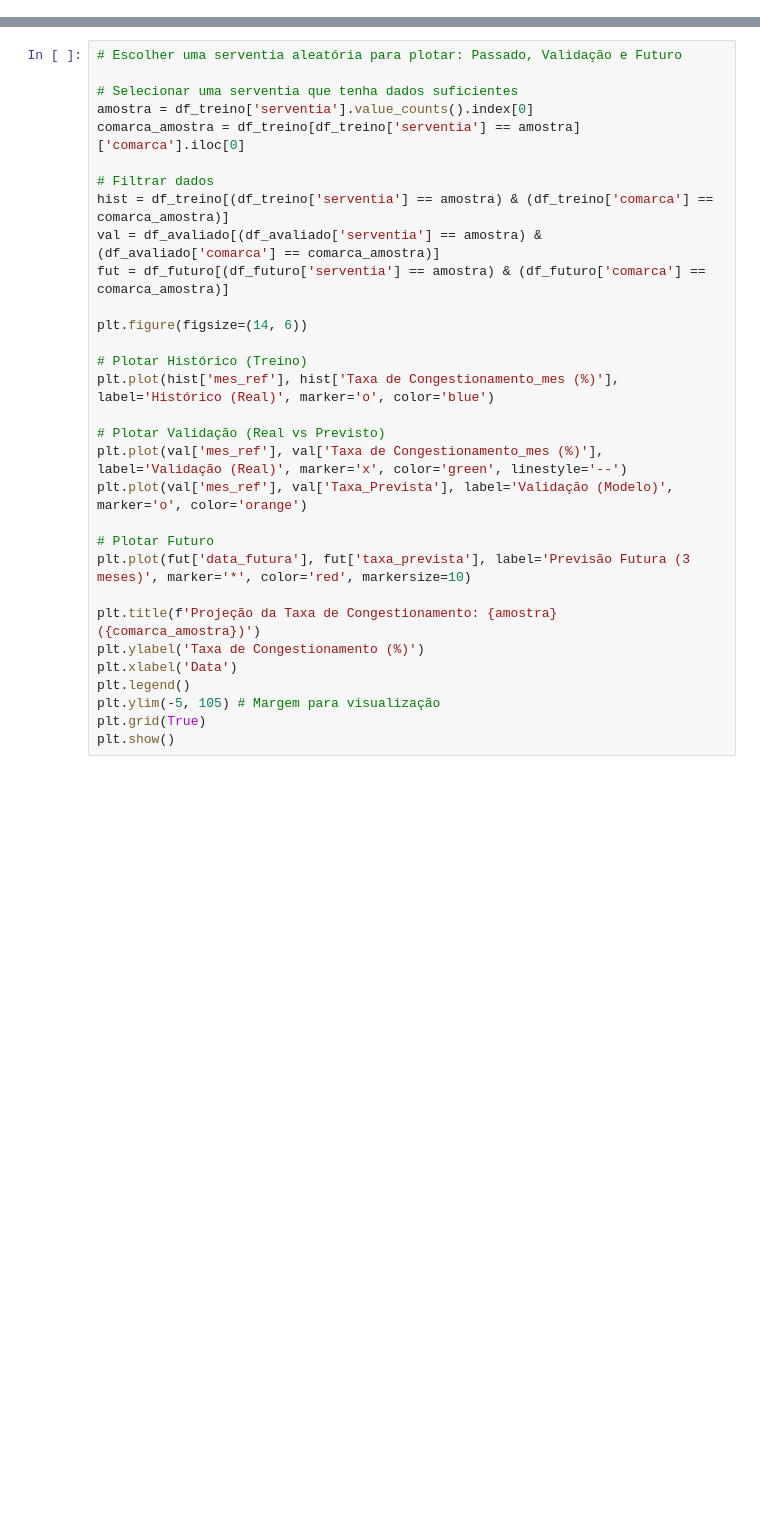
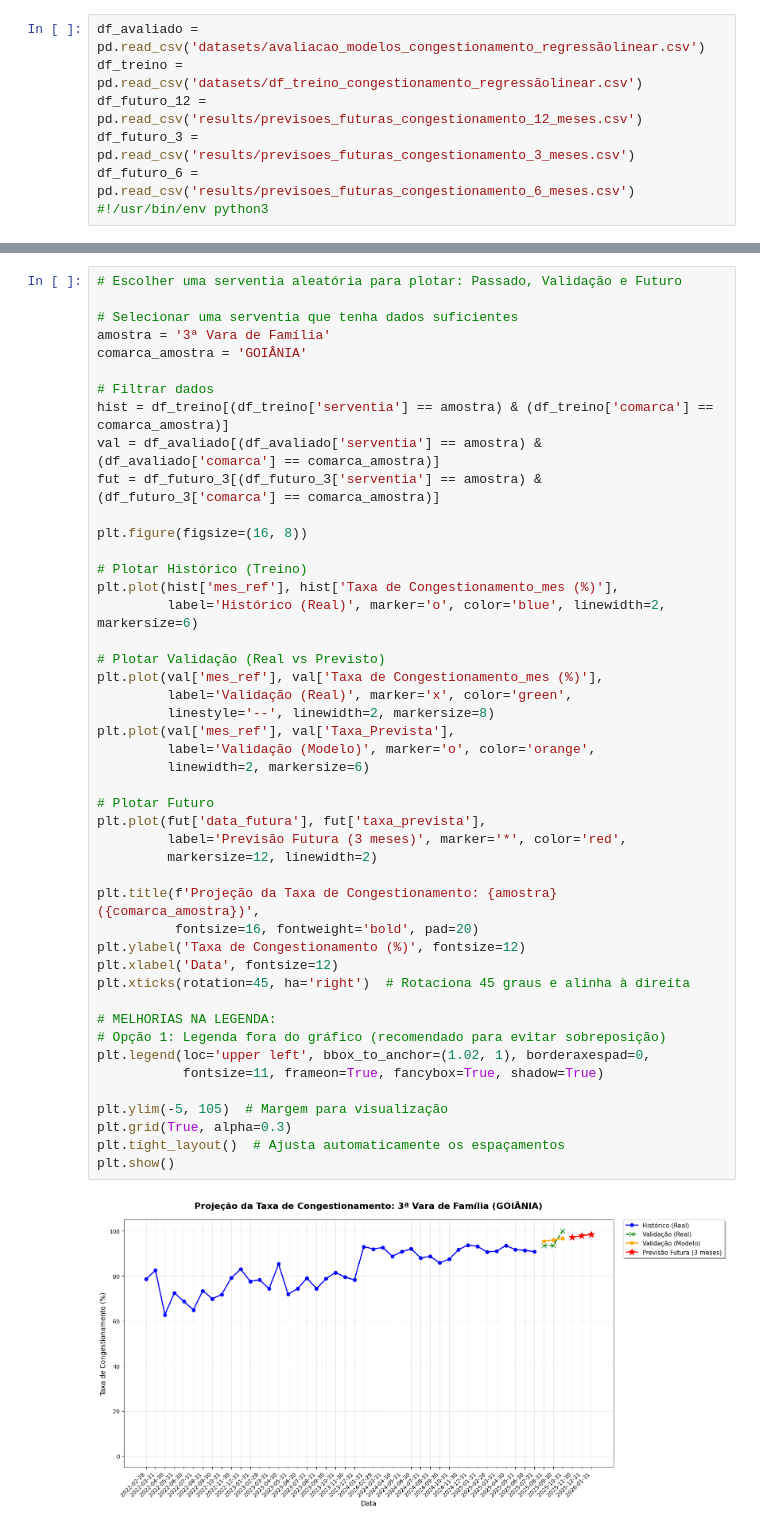
Before and after one commit to laysfreitas/TJGO_AprendizadoDeMaquina, a Jupyter notebook: 5.1 - Evaluation.ipynb, the cells around one changed output, grey strips where cells are left out. Cells and saved outputs as stored; diff of their text form; blank space fills up the shorter version.

```diff
--- a/5.1 - Evaluation.ipynb
+++ b/5.1 - Evaluation.ipynb
@@ -0,0 +6,7 @@
+# %%
+df_avaliado = pd.read_csv('datasets/avaliacao_modelos_congestionamento_regressãolinear.csv')
+df_treino = pd.read_csv('datasets/df_treino_congestionamento_regressãolinear.csv')
+df_futuro_12 = pd.read_csv('results/previsoes_futuras_congestionamento_12_meses.csv')
+df_futuro_3 = pd.read_csv('results/previsoes_futuras_congestionamento_3_meses.csv')
+df_futuro_6 = pd.read_csv('results/previsoes_futuras_congestionamento_6_meses.csv')
+#!/usr/bin/env python3
@@ -17,31 +50,48 @@ display(top_erros[['comarca', 'serventia', 'mes_ref', 'Taxa de Congestionamento_
 # %%
 # Escolher uma serventia aleatória para plotar: Passado, Validação e Futuro
 
 # Selecionar uma serventia que tenha dados suficientes
-amostra = df_treino['serventia'].value_counts().index[0]
-comarca_amostra = df_treino[df_treino['serventia'] == amostra]['comarca'].iloc[0]
+amostra = '3ª Vara de Família'
+comarca_amostra = 'GOIÂNIA'
 
 # Filtrar dados
 hist = df_treino[(df_treino['serventia'] == amostra) & (df_treino['comarca'] == comarca_amostra)]
 val = df_avaliado[(df_avaliado['serventia'] == amostra) & (df_avaliado['comarca'] == comarca_amostra)]
-fut = df_futuro[(df_futuro['serventia'] == amostra) & (df_futuro['comarca'] == comarca_amostra)]
+fut = df_futuro_3[(df_futuro_3['serventia'] == amostra) & (df_futuro_3['comarca'] == comarca_amostra)]
 
-plt.figure(figsize=(14, 6))
+plt.figure(figsize=(16, 8))
 
 # Plotar Histórico (Treino)
-plt.plot(hist['mes_ref'], hist['Taxa de Congestionamento_mes (%)'], label='Histórico (Real)', marker='o', color='blue')
+plt.plot(hist['mes_ref'], hist['Taxa de Congestionamento_mes (%)'],
+         label='Histórico (Real)', marker='o', color='blue', linewidth=2, markersize=6)
 
 # Plotar Validação (Real vs Previsto)
-plt.plot(val['mes_ref'], val['Taxa de Congestionamento_mes (%)'], label='Validação (Real)', marker='x', color='green', linestyle='--')
-plt.plot(val['mes_ref'], val['Taxa_Prevista'], label='Validação (Modelo)', marker='o', color='orange')
+plt.plot(val['mes_ref'], val['Taxa de Congestionamento_mes (%)'],
+         label='Validação (Real)', marker='x', color='green',
+         linestyle='--', linewidth=2, markersize=8)
+plt.plot(val['mes_ref'], val['Taxa_Prevista'],
+         label='Validação (Modelo)', marker='o', color='orange',
+         linewidth=2, markersize=6)
 
 # Plotar Futuro
-plt.plot(fut['data_futura'], fut['taxa_prevista'], label='Previsão Futura (3 meses)', marker='*', color='red', markersize=10)
+plt.plot(fut['data_futura'], fut['taxa_prevista'],
+         label='Previsão Futura (3 meses)', marker='*', color='red',
+         markersize=12, linewidth=2)
 
-plt.title(f'Projeção da Taxa de Congestionamento: {amostra} ({comarca_amostra})')
-plt.ylabel('Taxa de Congestionamento (%)')
-plt.xlabel('Data')
-plt.legend()
-plt.ylim(-5, 105) # Margem para visualização
-plt.grid(True)
+plt.title(f'Projeção da Taxa de Congestionamento: {amostra} ({comarca_amostra})',
+          fontsize=16, fontweight='bold', pad=20)
+plt.ylabel('Taxa de Congestionamento (%)', fontsize=12)
+plt.xlabel('Data', fontsize=12)
+plt.xticks(rotation=45, ha='right')  # Rotaciona 45 graus e alinha à direita
+
+# MELHORIAS NA LEGENDA:
+# Opção 1: Legenda fora do gráfico (recomendado para evitar sobreposição)
+plt.legend(loc='upper left', bbox_to_anchor=(1.02, 1), borderaxespad=0,
+           fontsize=11, frameon=True, fancybox=True, shadow=True)
+
+plt.ylim(-5, 105)  # Margem para visualização
+plt.grid(True, alpha=0.3)
+plt.tight_layout()  # Ajusta automaticamente os espaçamentos
 plt.show()
+# %% [output]
+[figure, added]
```
Also changed, not shown: parts of 6 cells of this notebook, 7 other files.
